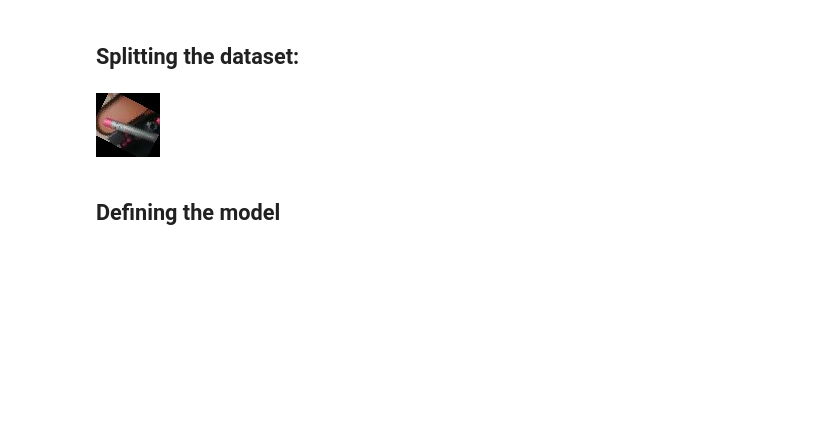
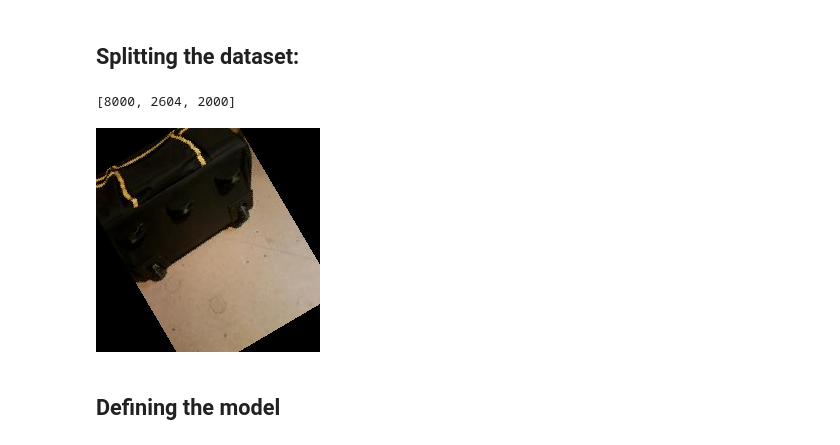
Before and after one commit to Bojack-Manhorse/FAISS-search_index_implementation, a Jupyter notebook: Sandbox.ipynb, the cells around one changed output. Saved outputs shown, nothing was run; the diff lists cells and outputs as text; code cells hidden in the pictures; blank space fills up the shorter version.

```diff
--- a/Sandbox.ipynb
+++ b/Sandbox.ipynb
@@ -200,8 +197,9 @@ class ImageDataset(Dataset):
         # The Resent50 documentation said these transforms must be applied to the images before the model processes them
         self.image_transformer = transforms.Compose([
             transforms.RandomHorizontalFlip(),
-            transforms.RandomRotation(degrees=45),
+            transforms.RandomRotation(45),
             transforms.PILToTensor(),
+            #transforms.Normalize(mean=[0.485, 0.456, 0.406], std=[0.229, 0.224, 0.225]),
         ])
 
     def __getitem__(self, index):
@@ -221,7 +219,7 @@ class ImageDataset(Dataset):
     def __len__(self):
         return len(self.labels)
 # %%
-my_dataset = ImageDataset(merged_df, "Datasets/cleaned_images_64/")
+my_dataset = ImageDataset(merged_df, "Datasets/cleaned_images_224/")
 
 # A quick sanity check of the dataset:
 my_dataset[1][0], my_dataset[1][1].shape, len(my_dataset)
@@ -246,23 +244,23 @@ my_dataset[1][0], my_dataset[1][1].shape, len(my_dataset)
 # %% [markdown]
 ## Splitting the dataset:
 # %%
-train_dataset, test_dataset = torch.utils.data.random_split(
-    my_dataset, [10000, len(my_dataset) - 10000],
+train_dataset, validation_dataset, test_dataset = torch.utils.data.random_split(
+    my_dataset, [8000, 2604, 2000]
 )
 
-train_dataset, validation_dataset = torch.utils.data.random_split(
-    train_dataset, [8000, 2000]
-)
+print([len(dataset) for dataset in [train_dataset, validation_dataset, test_dataset]])
 
-train_loader = DataLoader(train_dataset, batch_size=512, shuffle=True, num_workers=4)
-validation_loader = DataLoader(validation_dataset, batch_size=512, shuffle=True)
-test_loader = DataLoader(test_dataset, batch_size=512, shuffle=True)
+train_loader = DataLoader(train_dataset, batch_size=128, shuffle=True, num_workers=4)
+validation_loader = DataLoader(validation_dataset, batch_size=128, shuffle=True, drop_last=True)
+test_loader = DataLoader(test_dataset, batch_size=128, shuffle=True)
+# %% [output]
+[8000, 2604, 2000]
 # %%
-thing = transforms.ToPILImage()
+pillow_to_image = transforms.ToPILImage()
 
-thing(train_dataset[5][0].squeeze(0))
+pillow_to_image(train_dataset[712][0].squeeze(0))
 # %% [output]
-[figure, old version]
+[figure, new version]
 # %% [markdown]
 ## Defining the model
 # %%
```
Also changed, not shown: parts of 16 cells of this notebook, 2 other files.
